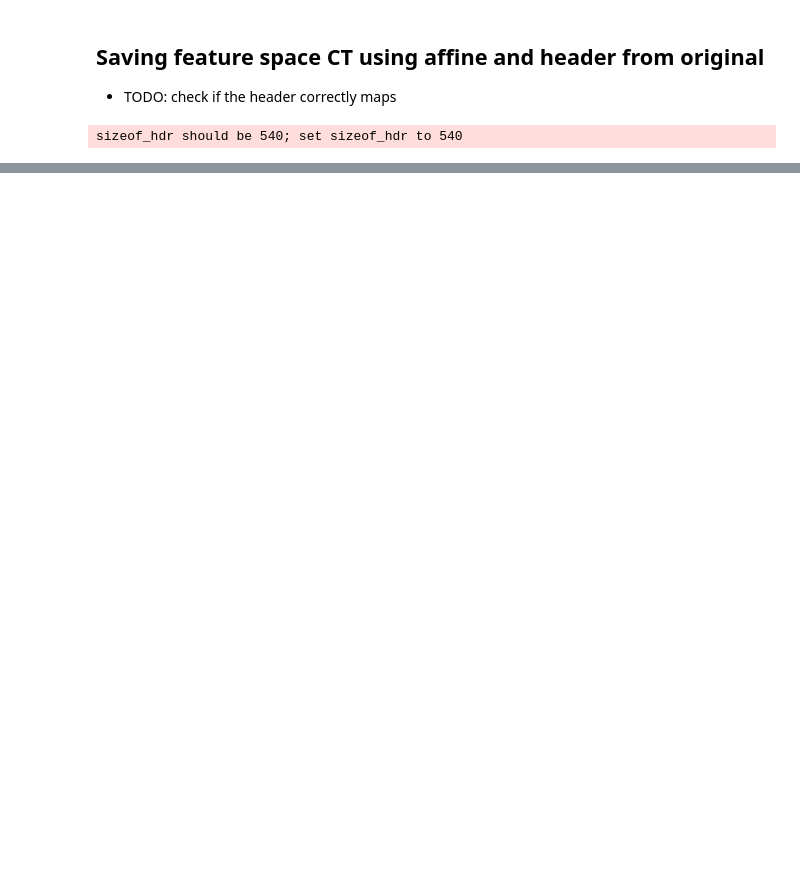
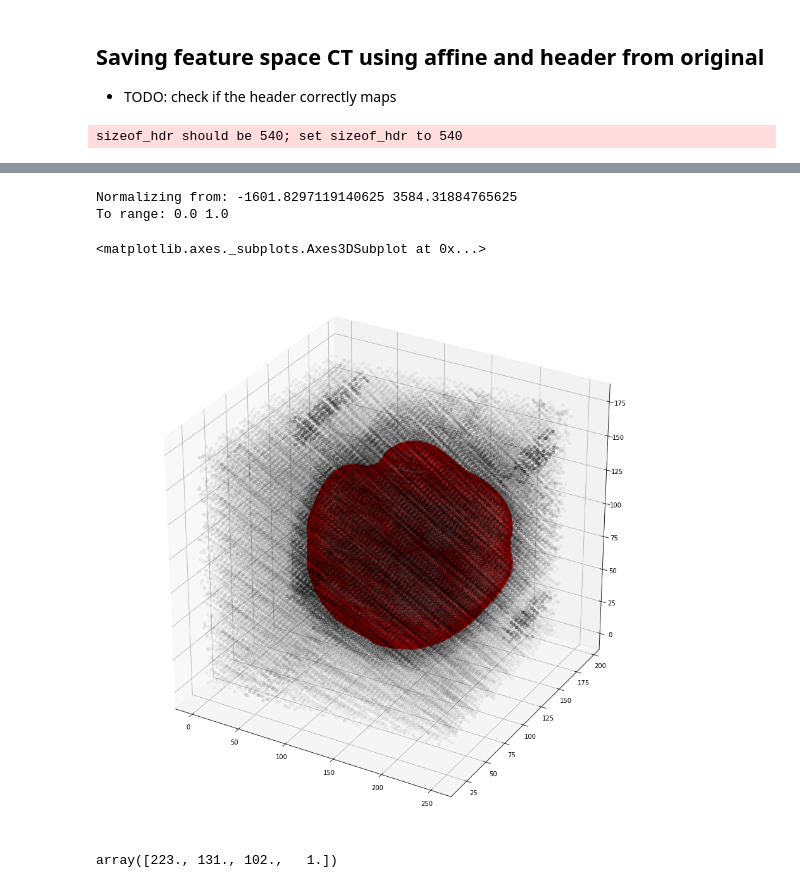
Before and after one commit to wspeier1/BE223A_2019, a Jupyter notebook: CT_Segmentation/Segment_CT-SA.ipynb, the cells around one changed output, grey strips where cells are left out. Cells and saved outputs as stored; diff of their text form; code cells hidden in the pictures; blank space fills up the shorter version.

```diff
--- a/CT_Segmentation/Segment_CT-SA.ipynb
+++ b/CT_Segmentation/Segment_CT-SA.ipynb
@@ -184,0 +194,27 @@ aff.shape
+# %%
+importlib.reload(vis)
+ax = vis.quick_plot_3D(
+    hull_idx,
+    step_size=1,
+    base_color=(1,0,0),
+    is_norm=True,
+    is_long=True,
+    alpha_max=.1
+)
+vis.quick_plot_3D(
+    fct.min_max_normalize(preop_CT_data),
+    step_size=100,
+    is_norm=True,
+    is_long=False,
+    ax=ax,
+    alpha_max=0.5
+)
+# %% [output]
+Normalizing from: -1601.8297119140625 3584.31884765625
+To range: 0.0 1.0
+<matplotlib.axes._subplots.Axes3DSubplot at 0x...>
+[figure, added]
+# %%
+hull_idx[0]
+# %% [output]
+array([223., 131., 102.,   1.])
```
Also changed, not shown: parts of 10 cells of this notebook, 4 other files.
